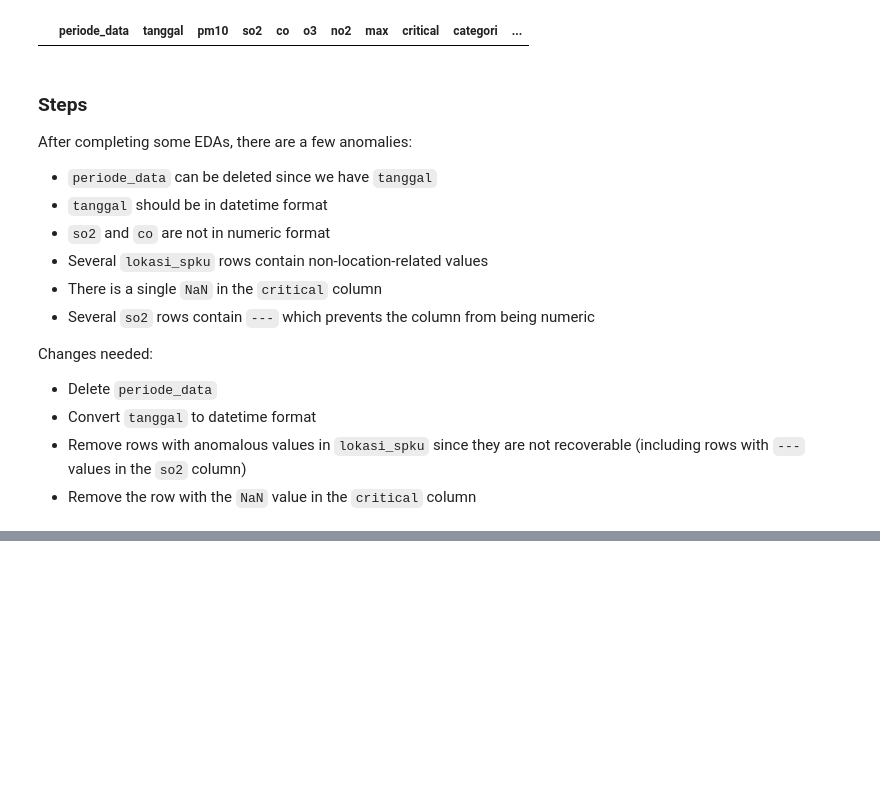
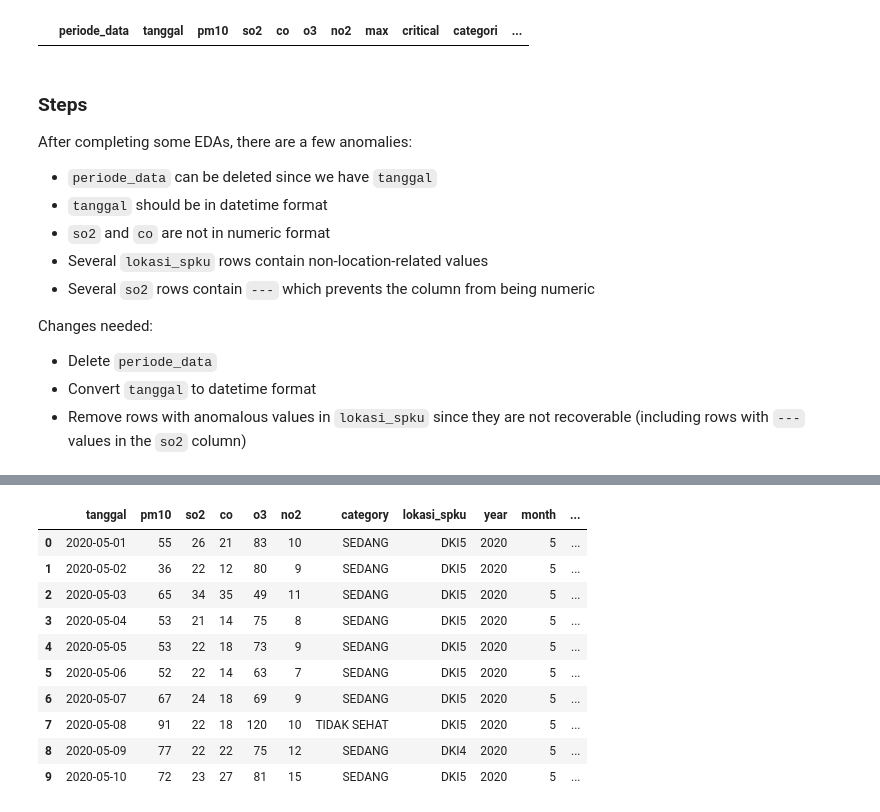
Before and after one commit to rbennum/ispu_202x, a Jupyter notebook: data_cleansing.ipynb, the cells around one changed output, grey strips where cells are left out. Drawn from its saved outputs; the diff is of its cells as text; code cells hidden in the pictures; blank space fills up the shorter version.

```diff
--- a/data_cleansing.ipynb
+++ b/data_cleansing.ipynb
@@ -154,7 +155,6 @@ After completing some EDAs, there are a few anomalies:
 - `tanggal` should be in datetime format
 - `so2` and `co` are not in numeric format
 - Several `lokasi_spku` rows contain non-location-related values
-- There is a single `NaN` in the `critical` column
 - Several `so2` rows contain `---` which prevents the column from being numeric
 
 Changes needed:
@@ -162,32 +162,57 @@ Changes needed:
 - Delete `periode_data`
 - Convert `tanggal` to datetime format
 - Remove rows with anomalous values in `lokasi_spku` since they are not recoverable (including rows with `---` values in the `so2` column)
-- Remove the row with the `NaN` value in the `critical` column
 # %%
-# delete periode_data
-if 'periode_data' in ispu_2020.columns:
-    ispu_2020.drop('periode_data', axis=1, inplace=True)
+def clean_ispu_2020(df: DataFrame) -> DataFrame:
+    # delete periode_data, max, and critical columns
+    if 'periode_data' in df.columns:
+        df.drop('periode_data', axis=1, inplace=True)
+    if 'max' in df.columns:
+        df.drop('max', axis=1, inplace=True)
+    if 'critical' in df.columns:
+        df.drop('critical', axis=1, inplace=True)
 
-# convert tanggal to datetime format
-is_datetime = pd.api.types.is_datetime64_any_dtype(ispu_2020['tanggal'])
-if not is_datetime:
-    ispu_2020['tanggal'] = pd.to_datetime(ispu_2020['tanggal'], format='%d/%m/%y', dayfirst=True)
+    # convert tanggal to datetime format
+    is_datetime = pd.api.types.is_datetime64_any_dtype(df['tanggal'])
+    if not is_datetime:
+        df['tanggal'] = pd.to_datetime(df['tanggal'], format='%d/%m/%y', dayfirst=True)
 
-# Remove rows with anomalous values in `lokasi_spku` since they are not recoverable (including rows with `---` values in the `so2` column)
-if 'O3' in ispu_2020['categori'].unique():
-    index_to_drop = ispu_2020[ispu_2020['categori'] == 'O3'].index
-    ispu_2020.drop(index=index_to_drop, inplace=True)
-    ispu_2020.reset_index(drop=True, inplace=True)
+    # Remove rows with anomalous values in `lokasi_spku` since they are not recoverable (including rows with `---` values in the `so2` column)
+    if 'O3' in df['categori'].unique():
+        index_to_drop = df[df['categori'] == 'O3'].index
+        df.drop(index=index_to_drop, inplace=True)
+        df.reset_index(drop=True, inplace=True)
 
-# Remove the row with the `NaN` value in the `critical` column
-ispu_2020.dropna(inplace=True, ignore_index=True)
+    if '0' in df['lokasi_spku'].unique():
+        index_to_drop = df[df['lokasi_spku'] == '0'].index
+        df.drop(index=index_to_drop, inplace=True)
+        df.reset_index(drop=True, inplace=True)
 
-# Convert column so2 and co to int64
-ispu_2020['so2'] = ispu_2020['so2'].astype(int)
-ispu_2020['co'] = ispu_2020['co'].astype(int)
+    # Convert column so2 and co to int64
+    df['so2'] = df['so2'].astype(int)
+    df['co'] = df['co'].astype(int)
 
-# Rename categori to category for aestethic purposes
-ispu_2020.rename(columns={'categori': 'category'}, inplace=True)
+    # Rename categori to category for consistency
+    df.rename(columns={'categori': 'category'}, inplace=True)
 
-ispu_2020.info()
+    return df
+
+def transform_ispu_2020(df: DataFrame) -> DataFrame:
+    # create derived time fields
+    df['year'] = df['tanggal'].dt.year
+    df['month'] = df['tanggal'].dt.month
+    df['day'] = df['tanggal'].dt.day
+    df['day_of_week'] = df['tanggal'].dt.dayofweek
+
+    # create max and critical columns
+    column_to_check = ['so2', 'co', 'no2', 'o3']
+    df['max'] = df[column_to_check].max(axis=1)
+    df['critical'] = df[column_to_check].idxmax(axis=1)
+
+    return df
+
+ispu_2020_cleaned = clean_ispu_2020(df=ispu_2020)
+ispu_2020_cleaned = transform_ispu_2020(df=ispu_2020_cleaned)
+ispu_2020_cleaned.to_csv('ispu_2020_cleaned.csv')
+ispu_2020_cleaned.head(10)
 # %% [output]
@@ -210,0 +219,11 @@ memory usage: 26.2+ KB
+|  | tanggal | pm10 | so2 | co | o3 | no2 | category | lokasi_spku | year | month | ... |
+| 0 | 2020-05-01 | 55 | 26 | 21 | 83 | 10 | SEDANG | DKI5 | 2020 | 5 | ... |
+| 1 | 2020-05-02 | 36 | 22 | 12 | 80 | 9 | SEDANG | DKI5 | 2020 | 5 | ... |
+| 2 | 2020-05-03 | 65 | 34 | 35 | 49 | 11 | SEDANG | DKI5 | 2020 | 5 | ... |
+| 3 | 2020-05-04 | 53 | 21 | 14 | 75 | 8 | SEDANG | DKI5 | 2020 | 5 | ... |
+| 4 | 2020-05-05 | 53 | 22 | 18 | 73 | 9 | SEDANG | DKI5 | 2020 | 5 | ... |
+| 5 | 2020-05-06 | 52 | 22 | 14 | 63 | 7 | SEDANG | DKI5 | 2020 | 5 | ... |
+| 6 | 2020-05-07 | 67 | 24 | 18 | 69 | 9 | SEDANG | DKI5 | 2020 | 5 | ... |
+| 7 | 2020-05-08 | 91 | 22 | 18 | 120 | 10 | TIDAK SEHAT | DKI5 | 2020 | 5 | ... |
+| 8 | 2020-05-09 | 77 | 22 | 22 | 75 | 12 | SEDANG | DKI4 | 2020 | 5 | ... |
+| 9 | 2020-05-10 | 72 | 23 | 27 | 81 | 15 | SEDANG | DKI5 | 2020 | 5 | ... |
```
Also changed, not shown: parts of 13 cells of this notebook, 1 other file.
